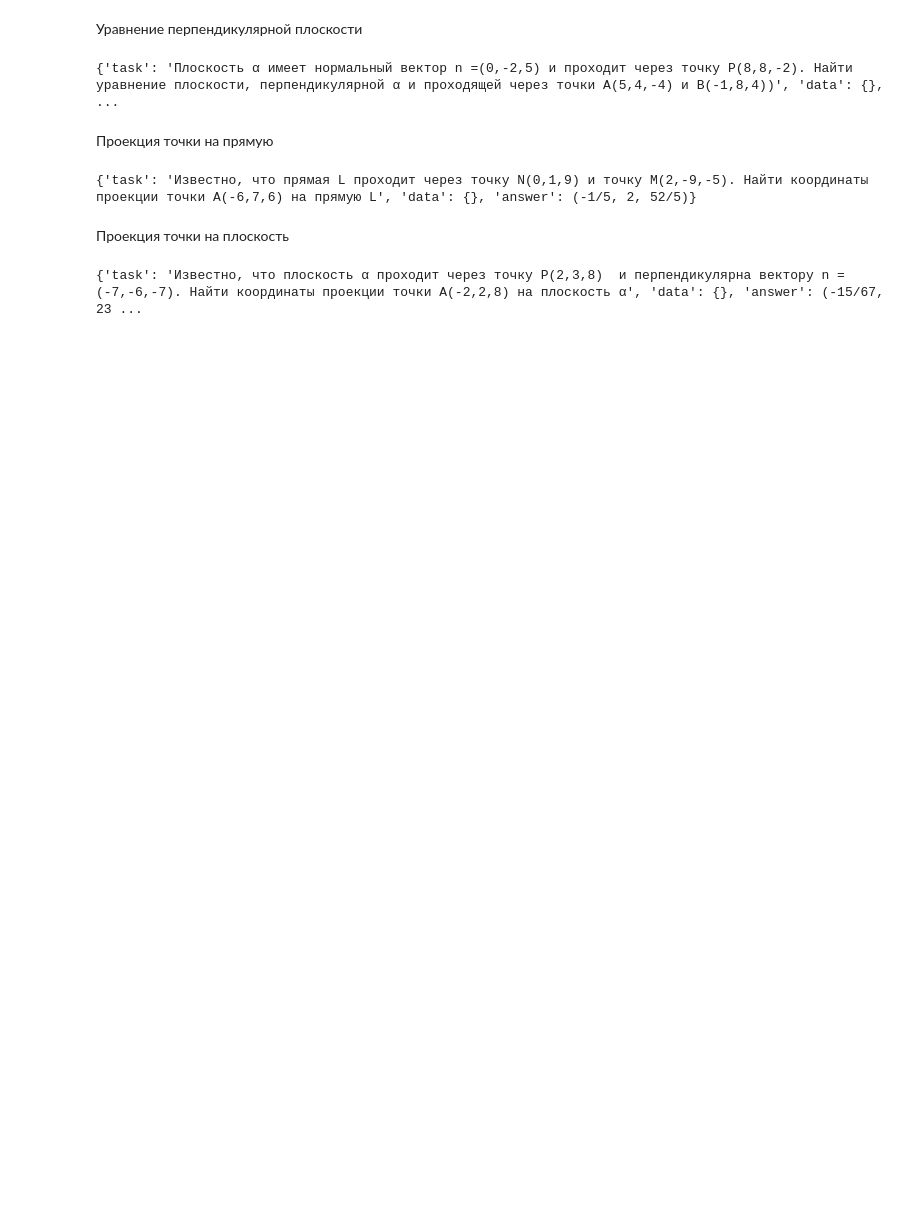
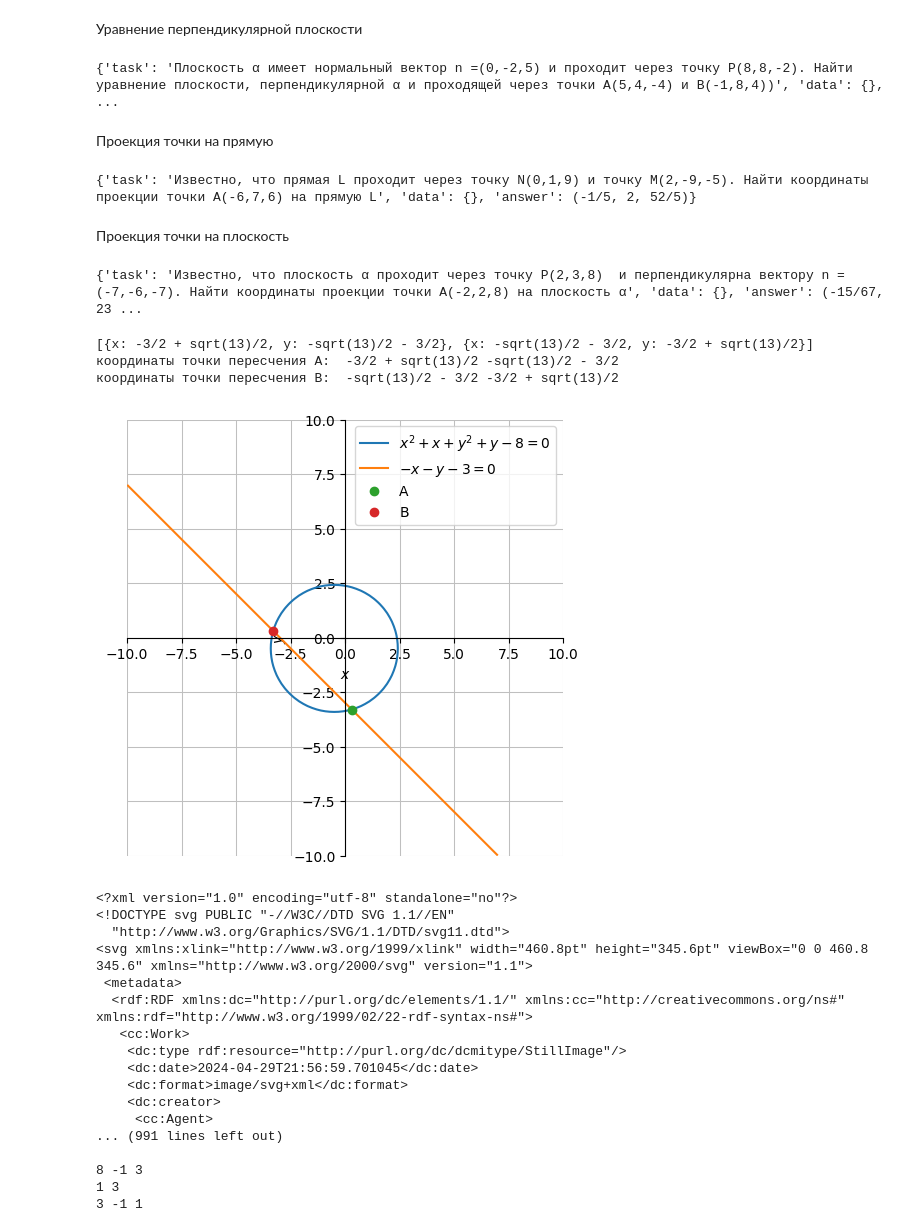
Before and after one commit to stuffch1k/math_generator, a Jupyter notebook: generatorrrs.ipynb, the cells around one changed output. Drawn from its saved outputs; the diff is of its cells as text; code cells hidden in the pictures; blank space fills up the shorter version.

```diff
--- a/generatorrrs.ipynb
+++ b/generatorrrs.ipynb
@@ -659,3 +664,75 @@ def GeneratePointProjectionOnPlainTask():
 print(GeneratePointProjectionOnPlainTask())
 # %% [output]
 {'task': 'Известно, что плоскость α проходит через точку P(2,3,8)  и перпендикулярна вектору n =(-7,-6,-7). Найти координаты проекции точки A(-2,2,8) на плоскость α', 'data': {}, 'answer': (-15/67, 23 ...
+# %%
+def test():
+
+    result = []
+    while len(result) == 0:
+        x0, x1, x2 = randint(-9, 9), randint(-7, 7), randint(1, 5)
+        y1, y2 = x1 + randint(-2, 2), x2
+        lx0, lx1, ly1 = randint(-7, 7), randint(-7, 7), 1
+        x, y = sp.symbols("x y", real=True)
+
+        circle = sp.Eq(x**2 + y**2 - x1*x + y1*y - x0, 0)
+        line = sp.Eq(lx1*x - ly1*y - lx0, 0)
+
+        result = sp.solve([circle, line], [x, y], dict=True)
+    print(result)
+
+    print('координаты точки пересчения А: ', result[0][x], result[0][y])
+    print('координаты точки пересчения B: ', result[1][x], result[1][y])
+
+    plot_base = spb.graphics(
+        spb.implicit_2d(circle),
+        spb.implicit_2d(line),
+        rendering_kw={"marker": "ro", "markerfacecolor": None},
+        backend=spb.MB,
+        axis_center=(0.0, 0.0),
+        #legend=False,
+        show=False,
+        aspect = "equal",
+    )
+    plot_anotation = spb.plot_list(
+        ([result[0][x]], [result[0][y]], "A"),
+        (result[1][x], result[1][y], "B"),
+        rendering_kw={"marker": "o", "markerfacecolor": None},
+        scatter=True, show=False
+    )
+
+    plot = plot_base + plot_anotation
+    plot.show()
+
+    buffer = io.StringIO()
+    plot.save(buffer, format = "svg")
+
+    print(buffer.getvalue())
+    print(x0, x1, x2)
+    print(y1, y2)
+    print(lx0, lx1, ly1)
+
+
+
+test()
+# %% [output]
+[{x: -3/2 + sqrt(13)/2, y: -sqrt(13)/2 - 3/2}, {x: -sqrt(13)/2 - 3/2, y: -3/2 + sqrt(13)/2}]
+координаты точки пересчения А:  -3/2 + sqrt(13)/2 -sqrt(13)/2 - 3/2
+координаты точки пересчения B:  -sqrt(13)/2 - 3/2 -3/2 + sqrt(13)/2
+[figure, added]
+<?xml version="1.0" encoding="utf-8" standalone="no"?>
+<!DOCTYPE svg PUBLIC "-//W3C//DTD SVG 1.1//EN"
+  "http://www.w3.org/Graphics/SVG/1.1/DTD/svg11.dtd">
+<svg xmlns:xlink="http://www.w3.org/1999/xlink" width="460.8pt" height="345.6pt" viewBox="0 0 460.8 345.6" xmlns="http://www.w3.org/2000/svg" version="1.1">
+ <metadata>
+  <rdf:RDF xmlns:dc="http://purl.org/dc/elements/1.1/" xmlns:cc="http://creativecommons.org/ns#" xmlns:rdf="http://www.w3.org/1999/02/22-rdf-syntax-ns#">
+   <cc:Work>
+    <dc:type rdf:resource="http://purl.org/dc/dcmitype/StillImage"/>
+    <dc:date>2024-04-29T21:56:59.701045</dc:date>
+    <dc:format>image/svg+xml</dc:format>
+    <dc:creator>
+     <cc:Agent>
+... (991 lines left out)
+
+8 -1 3
+1 3
+3 -1 1
```
Also changed, not shown: parts of 1 cell of this notebook.
